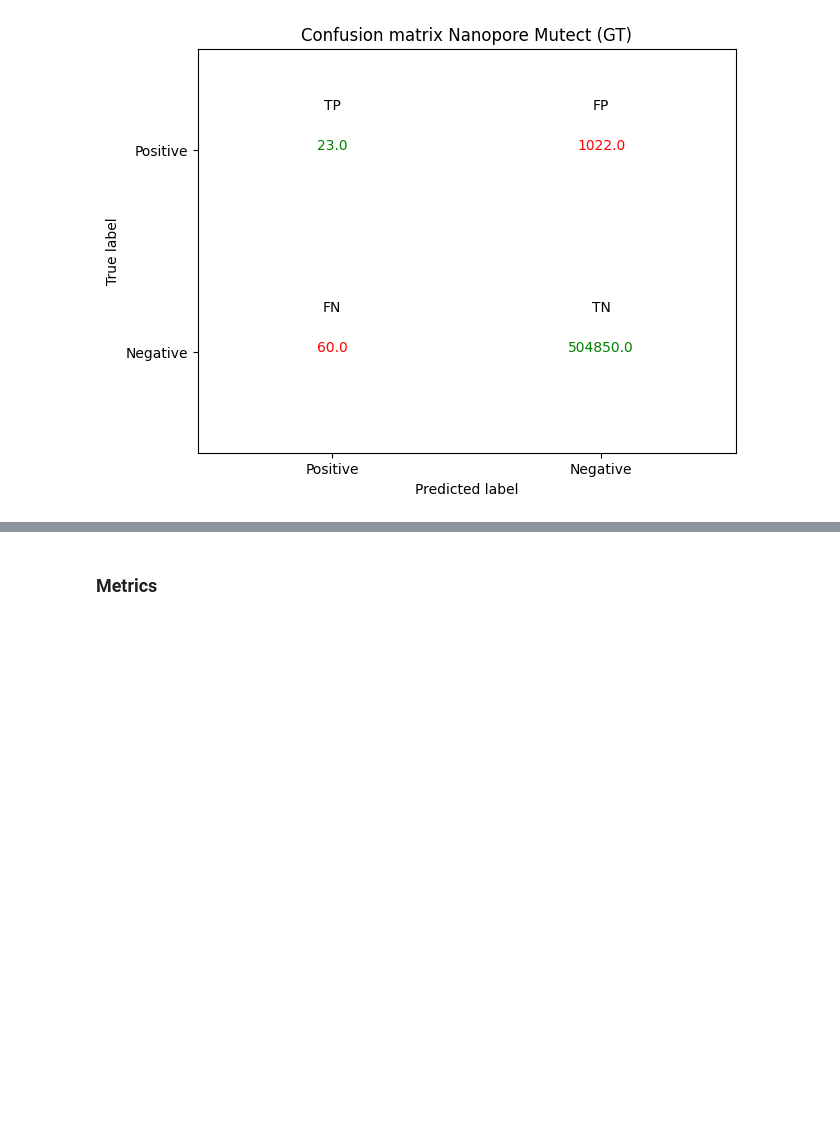
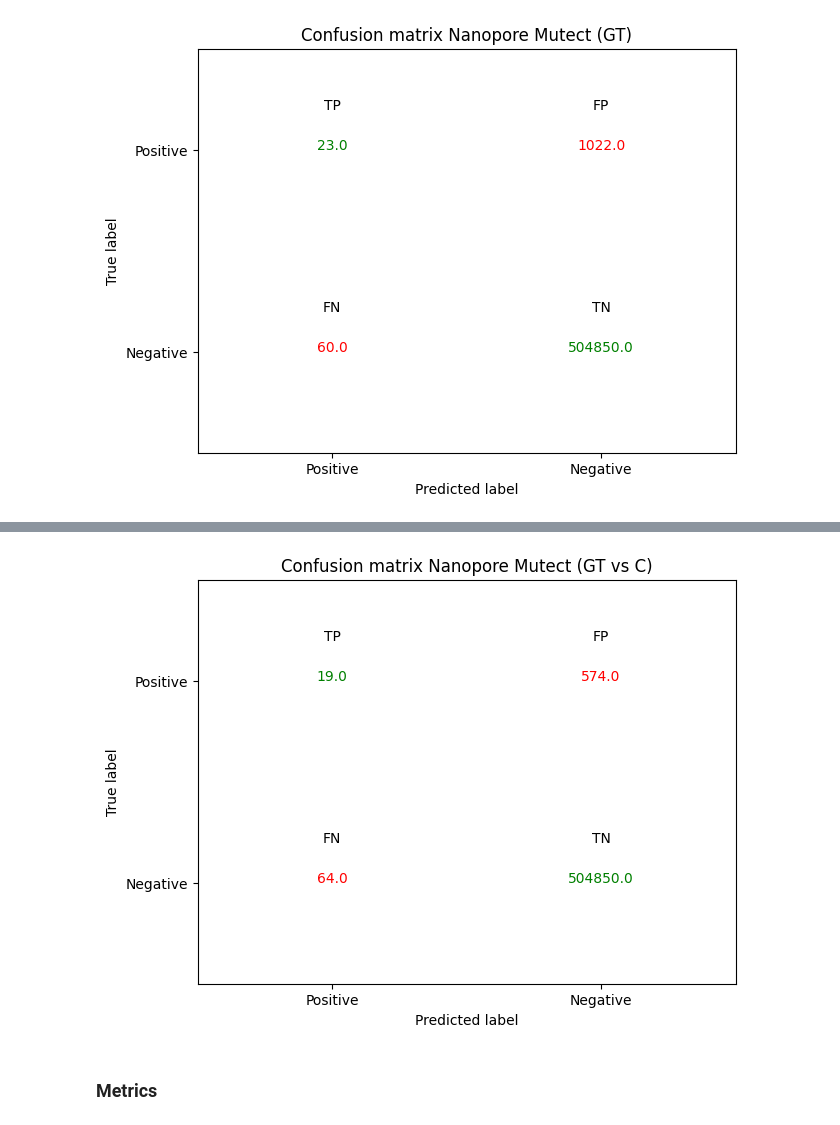
Before and after one commit to Migaalee/Genomics_colab_HMI, a Jupyter notebook: Illumina_vs_Nanopore.ipynb, the cells around one changed output, grey strips where cells are left out. Cells and saved outputs as stored; diff of their text form; code cells hidden in the pictures; blank space fills up the shorter version.

```diff
--- a/Illumina_vs_Nanopore.ipynb
+++ b/Illumina_vs_Nanopore.ipynb
@@ -557,3 +579,9 @@ fig
+# %%
+fig=plot_custom_confusion_matrix(test_confusion_Nanopore_Mutect_TN, title="Confusion matrix Nanopore Mutect (GT vs C)")
+
+fig
+# %% [output]
+[figure, added]
 # %% [markdown]
 ### Metrics
 # %%
```
Also changed, not shown: parts of 14 cells of this notebook.
